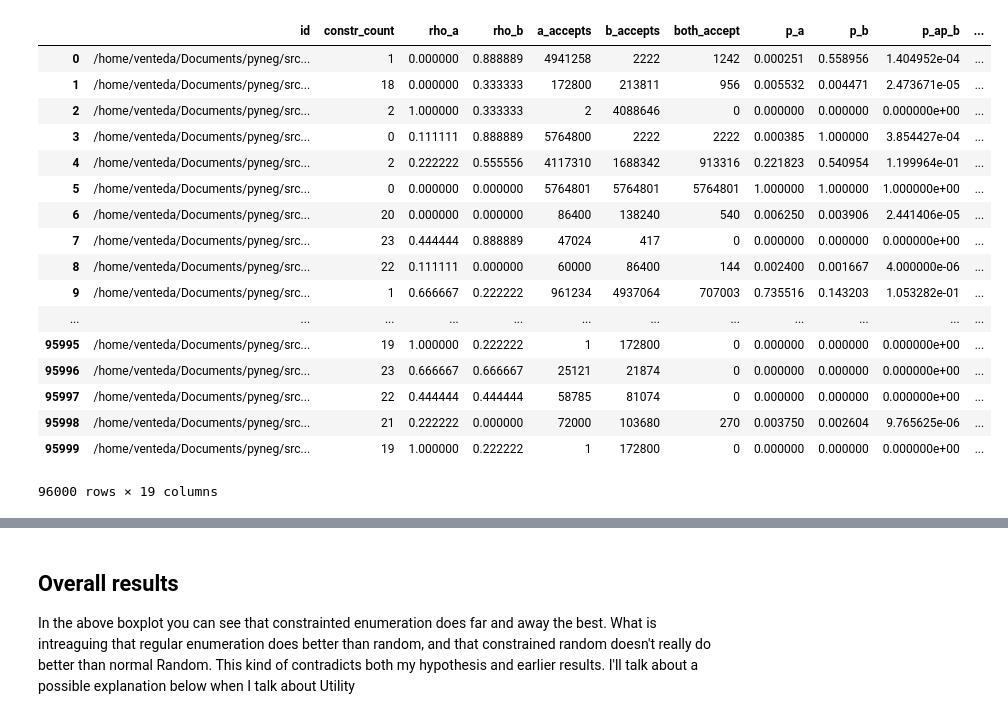
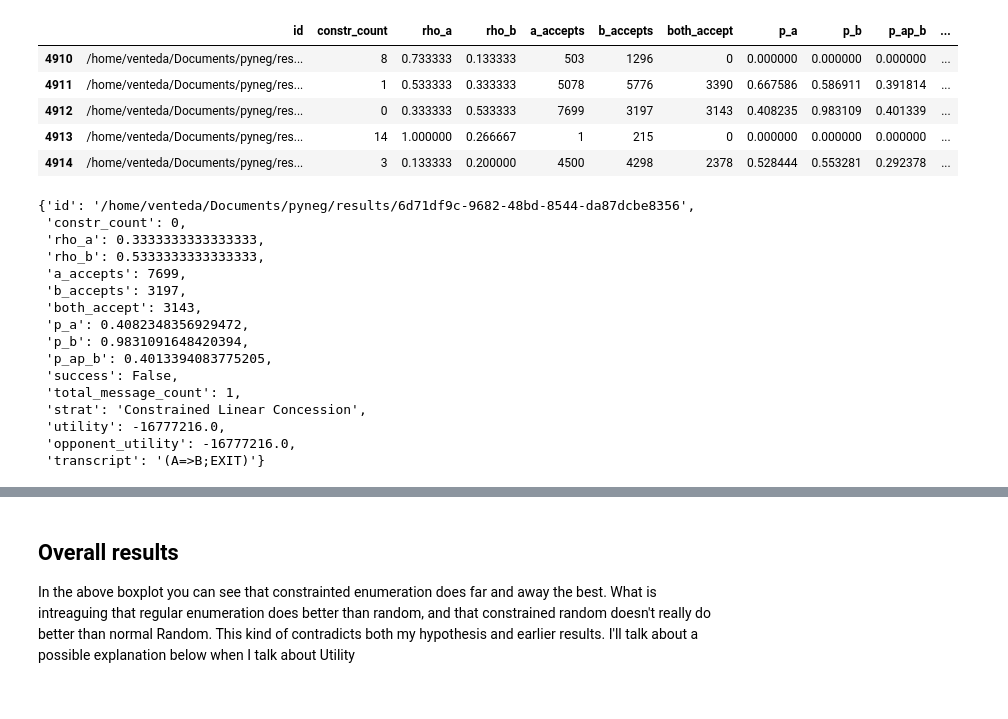
Before and after one commit to savente93/pyneg, a Jupyter notebook: results/plot-neg-results.ipynb, the cells around one changed output, grey strips where cells are left out. Saved outputs shown, nothing was run; the diff lists cells and outputs as text; code cells hidden in the pictures.

```diff
--- a/results/plot-neg-results.ipynb
+++ b/results/plot-neg-results.ipynb
@@ -10,26 +10,34 @@ rc('text', usetex=True)
 # %%
-results = pd.read_csv("rand_results.csv")
+results = pd.read_csv("results.csv")
+configs = pd.read_csv("configs.csv")
 order=['Random','Constrained Random','Enumeration','Constrained Enumeration']
-results
+results.tail()
 # %% [output]
 |  | id | constr_count | rho_a | rho_b | a_accepts | b_accepts | both_accept | p_a | p_b | p_ap_b | ... |
-| 0 | /home/venteda/Documents/pyneg/src... | 1 | 0.000000 | 0.888889 | 4941258 | 2222 | 1242 | 0.000251 | 0.558956 | 1.404952e-04 | ... |
-| 1 | /home/venteda/Documents/pyneg/src... | 18 | 0.000000 | 0.333333 | 172800 | 213811 | 956 | 0.005532 | 0.004471 | 2.473671e-05 | ... |
-| 2 | /home/venteda/Documents/pyneg/src... | 2 | 1.000000 | 0.333333 | 2 | 4088646 | 0 | 0.000000 | 0.000000 | 0.000000e+00 | ... |
-| 3 | /home/venteda/Documents/pyneg/src... | 0 | 0.111111 | 0.888889 | 5764800 | 2222 | 2222 | 0.000385 | 1.000000 | 3.854427e-04 | ... |
-| 4 | /home/venteda/Documents/pyneg/src... | 2 | 0.222222 | 0.555556 | 4117310 | 1688342 | 913316 | 0.221823 | 0.540954 | 1.199964e-01 | ... |
-| 5 | /home/venteda/Documents/pyneg/src... | 0 | 0.000000 | 0.000000 | 5764801 | 5764801 | 5764801 | 1.000000 | 1.000000 | 1.000000e+00 | ... |
-| 6 | /home/venteda/Documents/pyneg/src... | 20 | 0.000000 | 0.000000 | 86400 | 138240 | 540 | 0.006250 | 0.003906 | 2.441406e-05 | ... |
-| 7 | /home/venteda/Documents/pyneg/src... | 23 | 0.444444 | 0.888889 | 47024 | 417 | 0 | 0.000000 | 0.000000 | 0.000000e+00 | ... |
-| 8 | /home/venteda/Documents/pyneg/src... | 22 | 0.111111 | 0.000000 | 60000 | 86400 | 144 | 0.002400 | 0.001667 | 4.000000e-06 | ... |
-| 9 | /home/venteda/Documents/pyneg/src... | 1 | 0.666667 | 0.222222 | 961234 | 4937064 | 707003 | 0.735516 | 0.143203 | 1.053282e-01 | ... |
-| ... | ... | ... | ... | ... | ... | ... | ... | ... | ... | ... | ... |
-| 95995 | /home/venteda/Documents/pyneg/src... | 19 | 1.000000 | 0.222222 | 1 | 172800 | 0 | 0.000000 | 0.000000 | 0.000000e+00 | ... |
-| 95996 | /home/venteda/Documents/pyneg/src... | 23 | 0.666667 | 0.666667 | 25121 | 21874 | 0 | 0.000000 | 0.000000 | 0.000000e+00 | ... |
-| 95997 | /home/venteda/Documents/pyneg/src... | 22 | 0.444444 | 0.444444 | 58785 | 81074 | 0 | 0.000000 | 0.000000 | 0.000000e+00 | ... |
-| 95998 | /home/venteda/Documents/pyneg/src... | 21 | 0.222222 | 0.000000 | 72000 | 103680 | 270 | 0.003750 | 0.002604 | 9.765625e-06 | ... |
-| 95999 | /home/venteda/Documents/pyneg/src... | 19 | 1.000000 | 0.222222 | 1 | 172800 | 0 | 0.000000 | 0.000000 | 0.000000e+00 | ... |
+| 4910 | /home/venteda/Documents/pyneg/res... | 8 | 0.733333 | 0.133333 | 503 | 1296 | 0 | 0.000000 | 0.000000 | 0.000000 | ... |
+| 4911 | /home/venteda/Documents/pyneg/res... | 1 | 0.533333 | 0.333333 | 5078 | 5776 | 3390 | 0.667586 | 0.586911 | 0.391814 | ... |
+| 4912 | /home/venteda/Documents/pyneg/res... | 0 | 0.333333 | 0.533333 | 7699 | 3197 | 3143 | 0.408235 | 0.983109 | 0.401339 | ... |
+| 4913 | /home/venteda/Documents/pyneg/res... | 14 | 1.000000 | 0.266667 | 1 | 215 | 0 | 0.000000 | 0.000000 | 0.000000 | ... |
+| 4914 | /home/venteda/Documents/pyneg/res... | 3 | 0.133333 | 0.200000 | 4500 | 4298 | 2378 | 0.528444 | 0.553281 | 0.292378 | ... |
-96000 rows × 19 columns
+# %%
+results.iloc[4912].to_dict()
+# %% [output]
+{'id': '/home/venteda/Documents/pyneg/results/6d71df9c-9682-48bd-8544-da87dcbe8356',
+ 'constr_count': 0,
+ 'rho_a': 0.3333333333333333,
+ 'rho_b': 0.5333333333333333,
+ 'a_accepts': 7699,
+ 'b_accepts': 3197,
+ 'both_accept': 3143,
+ 'p_a': 0.4082348356929472,
+ 'p_b': 0.9831091648420394,
+ 'p_ap_b': 0.4013394083775205,
+ 'success': False,
+ 'total_message_count': 1,
+ 'strat': 'Constrained Linear Concession',
+ 'utility': -16777216.0,
+ 'opponent_utility': -16777216.0,
+ 'transcript': '(A=>B;EXIT)'}
 # %%
 sns.set(font_scale=2)
 fig, ax = plt.subplots(1, 1, figsize = (20, 10), dpi=300)
```
Also changed, not shown: parts of 3 cells of this notebook, 11 other files.
